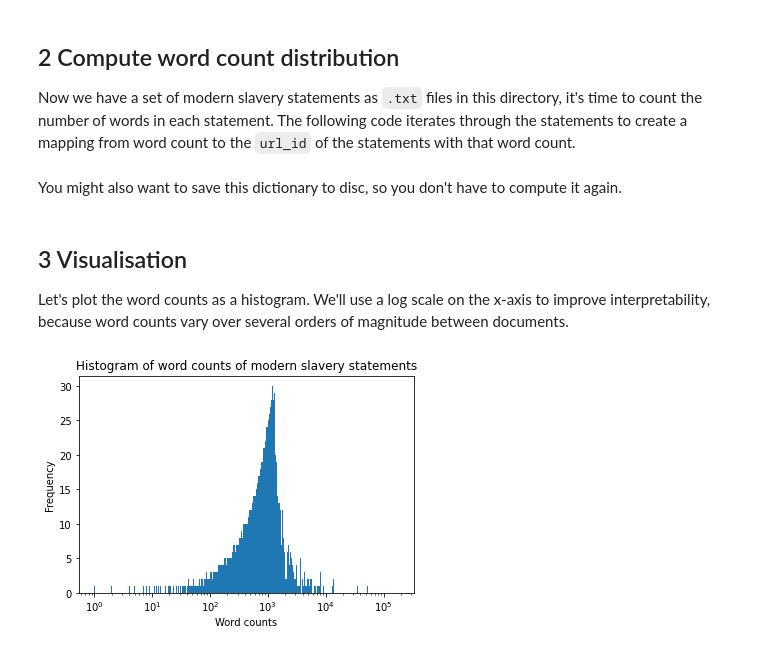
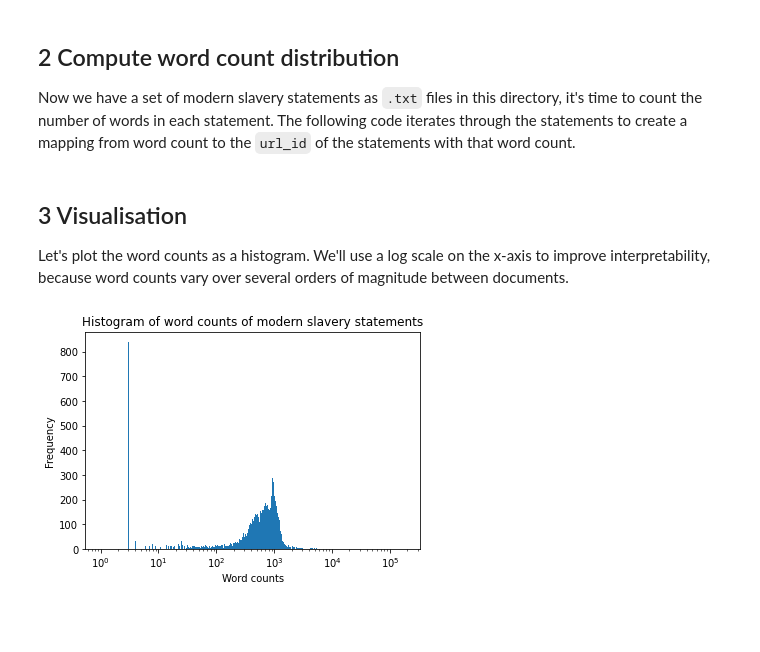
Before and after one commit to the-future-society/modern-slavery-statements-research, a Jupyter notebook: notebooks/Sam - Visualise word count distribution.ipynb, the cells around one changed output. Saved outputs shown, nothing was run; the diff lists cells and outputs as text; code cells hidden in the pictures; blank space fills up the shorter version.

Commit message:
Fix bug in word counting method

```diff
--- a/notebooks/Sam - Visualise word count distribution.ipynb
+++ b/notebooks/Sam - Visualise word count distribution.ipynb
@@ -57,7 +57,7 @@ scraper_run_dir = sorted(scraper_run_dirs)[-1] # get most recent scraper_run_dir
 ## 2 Compute word count distribution
 Now we have a set of modern slavery statements as `.txt` files in this directory, it's time to count the number of words in each statement. The following code iterates through the statements to create a mapping from word count to the `url_id` of the statements with that word count.
 # %%
-counts_to_ids = {}
+word_counts = []
 with os.scandir(scraper_run_dir) as iterator:
     for txt_file in tqdm(iterator):
         assert txt_file.is_file()
@@ -67,6 +67,4 @@ with os.scandir(scraper_run_dir) as iterator:
         with open(txt_file.path, encoding="utf8") as f: # some .txt files throw UnicodeDecodeError if this isn't specificied
             words_generator = chain.from_iterable(map(str.split, f))
             word_count = sum(1 for word in words_generator)
-        counts_to_ids[word_count] = url_id
+        word_counts.append(word_count)
-# %% [markdown]
-You might also want to save this dictionary to disc, so you don't have to compute it again.
@@ -80,13 +72,12 @@ save_obj(counts_to_ids, 'counts_to_ids')
 ## 3 Visualisation
 Let's plot the word counts as a histogram. We'll use a log scale on the x-axis to improve interpretability, because word counts vary over several orders of magnitude between documents.
 # %%
-counts = list(counts_to_ids)
 fig, ax = plt.subplots()
-n, bins, patches = ax.hist(counts, bins=np.logspace(0, np.log10(max(counts)), 500))
+n, bins, patches = ax.hist(word_counts, bins=np.logspace(0, np.log10(max(word_counts)), 500))
 ax.set_xlabel('Word counts')
 ax.set_ylabel('Frequency')
 ax.set_title('Histogram of word counts of modern slavery statements')
 ax.set_xscale('log')
 plt.show()
 # %% [output]
-[figure, old version]
+[figure, new version]
```
Also changed, not shown: parts of 1 cell of this notebook.
